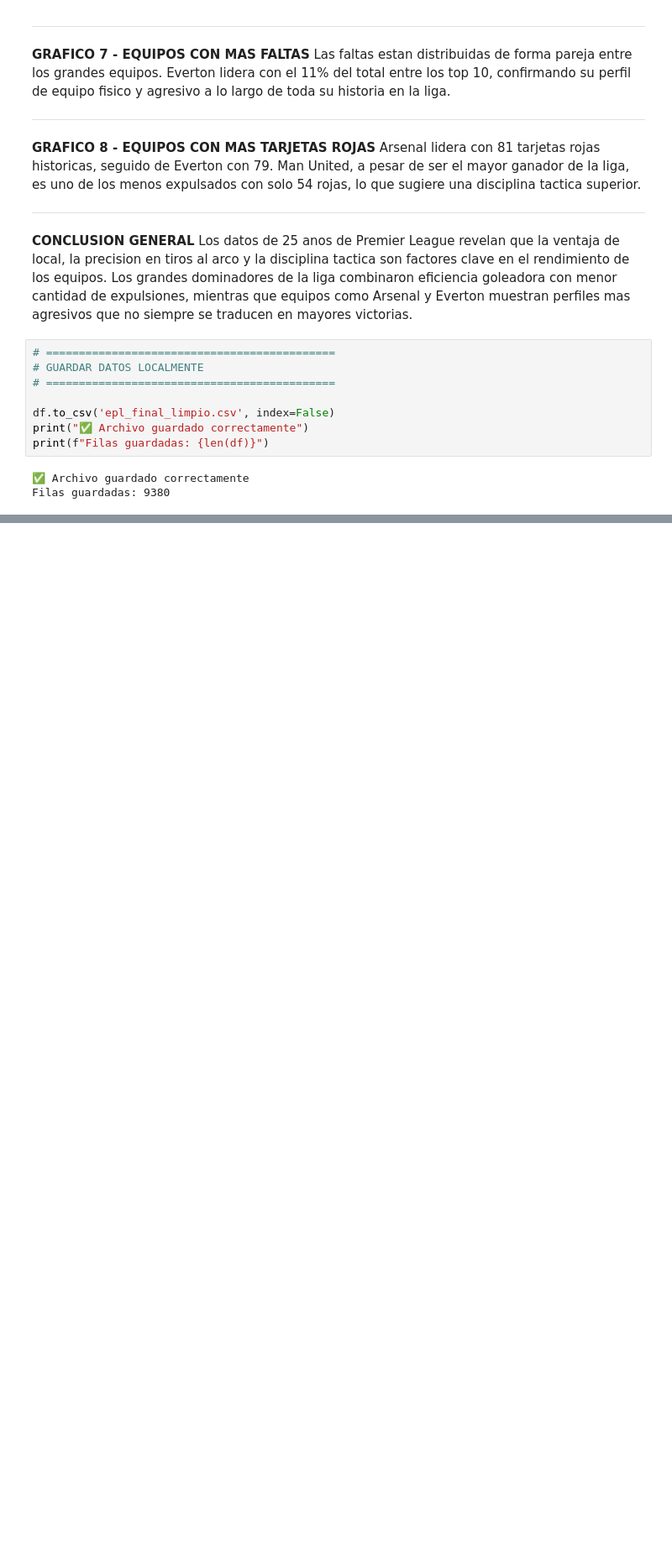
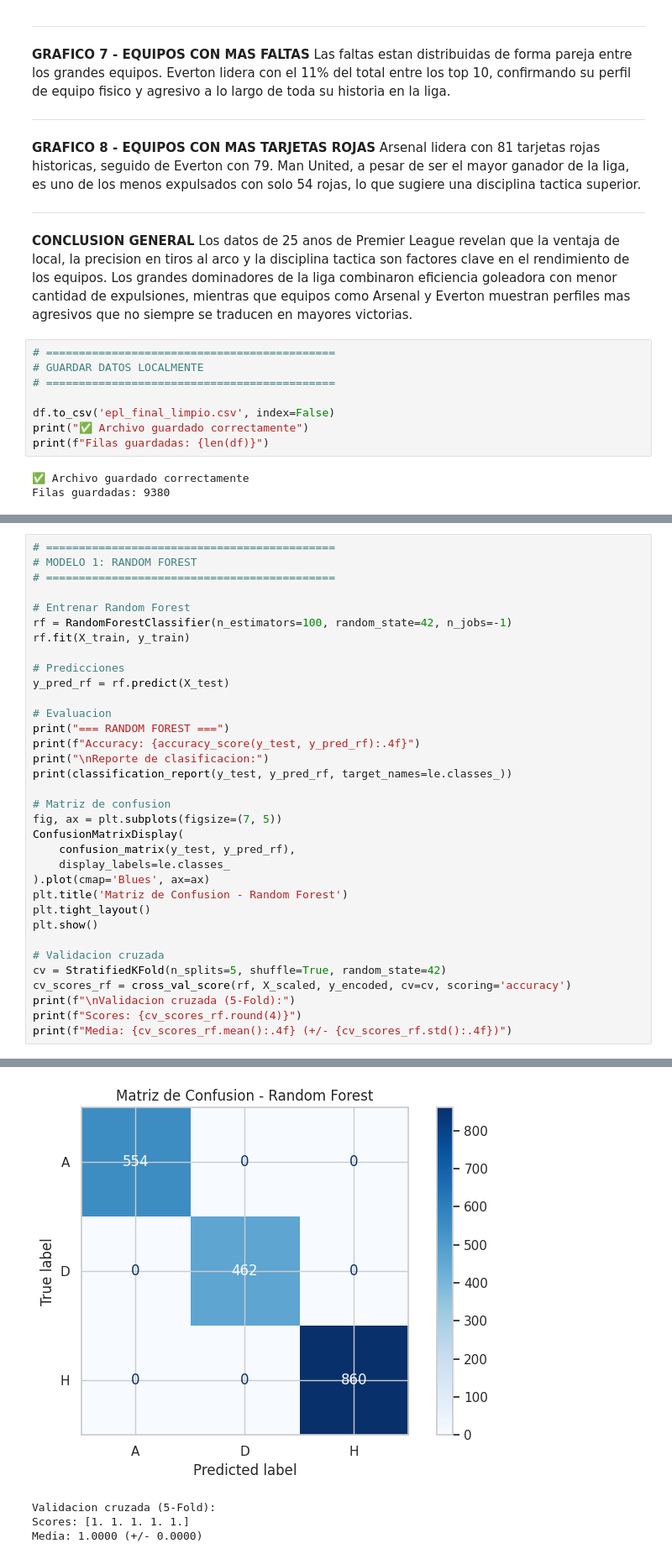
Before and after one commit to ejmuriburu/premier-league-analisis, a Jupyter notebook: Ernesto_Uriburu_Data_Sciencie_II_.ipynb, the cells around one changed output, grey strips where cells are left out. Shown at 84% size. Cells and saved outputs as stored; diff of their text form; blank space fills up the shorter version.

```diff
--- a/Ernesto_Uriburu_Data_Sciencie_II_.ipynb
+++ b/Ernesto_Uriburu_Data_Sciencie_II_.ipynb
@@ -467,0 +728,35 @@ Filas guardadas: 9380
+# %%
+# ============================================
+# MODELO 1: RANDOM FOREST
+# ============================================
+
+# Entrenar Random Forest
+rf = RandomForestClassifier(n_estimators=100, random_state=42, n_jobs=-1)
+rf.fit(X_train, y_train)
+
+# Predicciones
+y_pred_rf = rf.predict(X_test)
+
+# Evaluacion
+print("=== RANDOM FOREST ===")
+print(f"Accuracy: {accuracy_score(y_test, y_pred_rf):.4f}")
+print("\nReporte de clasificacion:")
+print(classification_report(y_test, y_pred_rf, target_names=le.classes_))
+
+# Matriz de confusion
+fig, ax = plt.subplots(figsize=(7, 5))
+ConfusionMatrixDisplay(
+    confusion_matrix(y_test, y_pred_rf),
+    display_labels=le.classes_
+).plot(cmap='Blues', ax=ax)
+plt.title('Matriz de Confusion - Random Forest')
+plt.tight_layout()
+plt.show()
+
+# Validacion cruzada
+cv = StratifiedKFold(n_splits=5, shuffle=True, random_state=42)
+cv_scores_rf = cross_val_score(rf, X_scaled, y_encoded, cv=cv, scoring='accuracy')
+print(f"\nValidacion cruzada (5-Fold):")
+print(f"Scores: {cv_scores_rf.round(4)}")
+print(f"Media: {cv_scores_rf.mean():.4f} (+/- {cv_scores_rf.std():.4f})")
+# %% [output]
@@ -467,0 +776,4 @@ Filas guardadas: 9380
+[figure, added]
+Validacion cruzada (5-Fold):
+Scores: [1. 1. 1. 1. 1.]
+Media: 1.0000 (+/- 0.0000)
```
Also changed, not shown: parts of 22 cells of this notebook.
